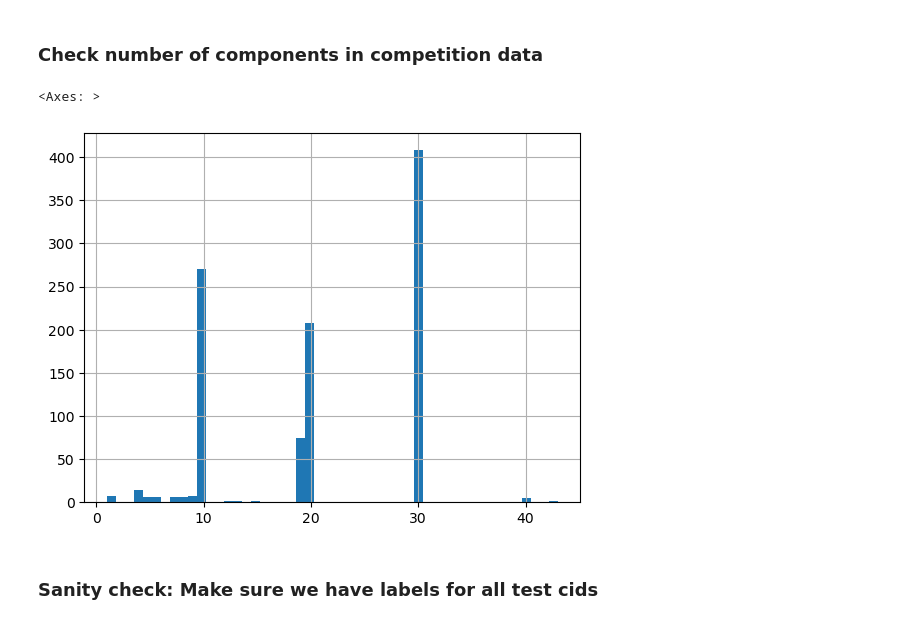
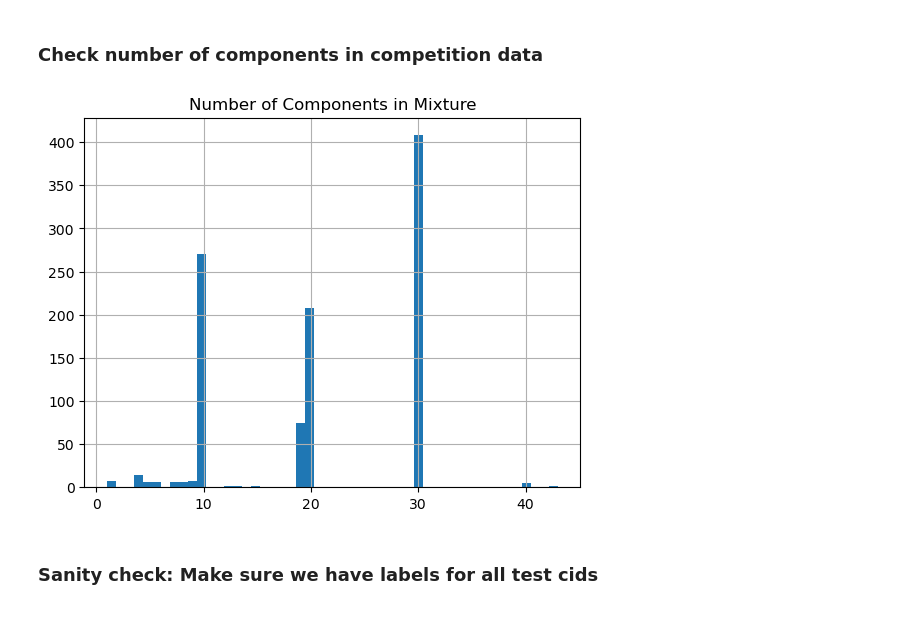
Before and after one commit to laurahsisson/dream, a Jupyter notebook: TestRetest/mixture_B_percept.ipynb, the cells around one changed output. Cells and saved outputs as stored; diff of their text form; code cells hidden in the pictures.

```diff
--- a/TestRetest/mixture_B_percept.ipynb
+++ b/TestRetest/mixture_B_percept.ipynb
@@ -339,9 +338,10 @@ len(test_cids)
 ### Check number of components in competition data
 # %%
 mixture_df.apply(get_cids,axis=1).apply(len).hist(bins=50)
+plt.title("Number of Components in Mixture")
+plt.show()
 # %% [output]
-<Axes: >
-[figure, old version]
+[figure, new version]
 # %% [markdown]
 ### Sanity check: Make sure we have labels for all test cids
 # %%
```
Also changed, not shown: parts of 3 cells of this notebook, 10 other files.
